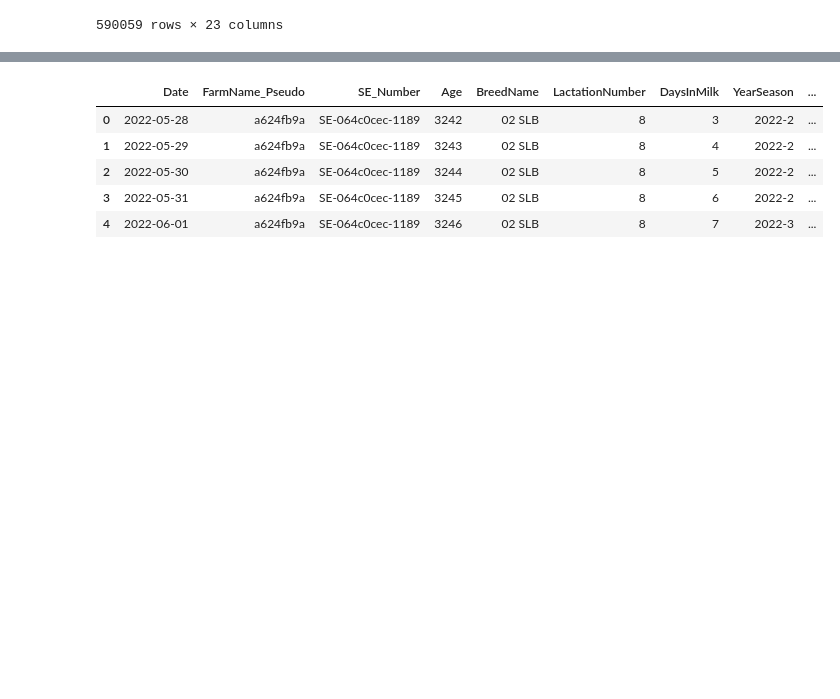
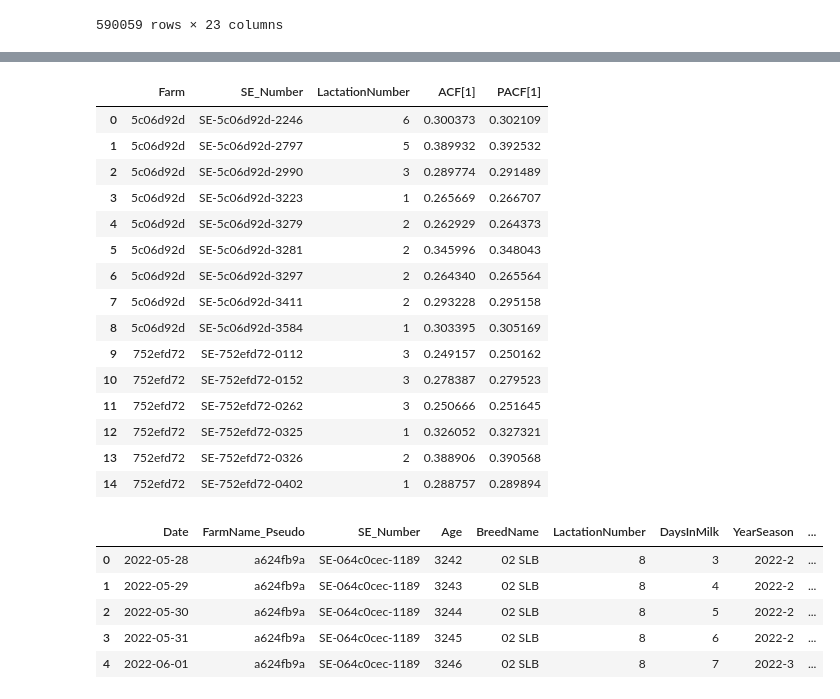
Before and after one commit to jockepolis/HeatStressEvaluationSummer24, a Jupyter notebook: IdentifyHeatstress/WilminksQuantile.ipynb, the cells around one changed output, grey strips where cells are left out. Cells and saved outputs as stored; diff of their text form; code cells hidden in the pictures; blank space fills up the shorter version.

```diff
--- a/IdentifyHeatstress/WilminksQuantile.ipynb
+++ b/IdentifyHeatstress/WilminksQuantile.ipynb
@@ -883,3 +859,54 @@ data_cleaned
+# %%
+# Define the thresholds
+mean_residual_threshold = 0.075
+std_residual_threshold = 7.5
+acf_threshold = 0.25
+pacf_threshold = 0.25
+
+# List to collect flagged combinations
+flagged_combinations = []
+
+for farm_name, farm_group in data_cleaned.groupby('FarmName_Pseudo'):
+    for (se_number, lactation_number), cow_group in farm_group.groupby(['SE_Number', 'LactationNumber']):
+        residuals = cow_group['Residuals'].dropna()
+
+        if len(residuals) > 1:  # Ensure there are residuals to analyze
+            acf_values = acf(residuals, nlags=30, fft=False)
+            pacf_values = pacf(residuals, nlags=min(30, len(residuals)//2))
+
+            # Check against thresholds
+            if (abs(acf_values[1]) > acf_threshold or
+                abs(pacf_values[1]) > pacf_threshold):
+
+                # Collect the combination if it exceeds any threshold
+                flagged_combinations.append({
+                    'Farm': farm_name,
+                    'SE_Number': se_number,
+                    'LactationNumber': lactation_number,
+                    'ACF[1]': acf_values[1],
+                    'PACF[1]': pacf_values[1]
+                })
+
+# Convert to a DataFrame for easier inspection
+flagged_df = pd.DataFrame(flagged_combinations)
+flagged_df
+# %% [output]
+|  | Farm | SE_Number | LactationNumber | ACF[1] | PACF[1] |
+| 0 | 5c06d92d | SE-5c06d92d-2246 | 6 | 0.300373 | 0.302109 |
+| 1 | 5c06d92d | SE-5c06d92d-2797 | 5 | 0.389932 | 0.392532 |
+| 2 | 5c06d92d | SE-5c06d92d-2990 | 3 | 0.289774 | 0.291489 |
+| 3 | 5c06d92d | SE-5c06d92d-3223 | 1 | 0.265669 | 0.266707 |
+| 4 | 5c06d92d | SE-5c06d92d-3279 | 2 | 0.262929 | 0.264373 |
+| 5 | 5c06d92d | SE-5c06d92d-3281 | 2 | 0.345996 | 0.348043 |
+| 6 | 5c06d92d | SE-5c06d92d-3297 | 2 | 0.264340 | 0.265564 |
+| 7 | 5c06d92d | SE-5c06d92d-3411 | 2 | 0.293228 | 0.295158 |
+| 8 | 5c06d92d | SE-5c06d92d-3584 | 1 | 0.303395 | 0.305169 |
+| 9 | 752efd72 | SE-752efd72-0112 | 3 | 0.249157 | 0.250162 |
+| 10 | 752efd72 | SE-752efd72-0152 | 3 | 0.278387 | 0.279523 |
+| 11 | 752efd72 | SE-752efd72-0262 | 3 | 0.250666 | 0.251645 |
+| 12 | 752efd72 | SE-752efd72-0325 | 1 | 0.326052 | 0.327321 |
+| 13 | 752efd72 | SE-752efd72-0326 | 2 | 0.388906 | 0.390568 |
+| 14 | 752efd72 | SE-752efd72-0402 | 1 | 0.288757 | 0.289894 |
 # %%
 # Reorder columns
 new_order = [
```
Also changed, not shown: parts of 8 cells of this notebook, 1 other file.
